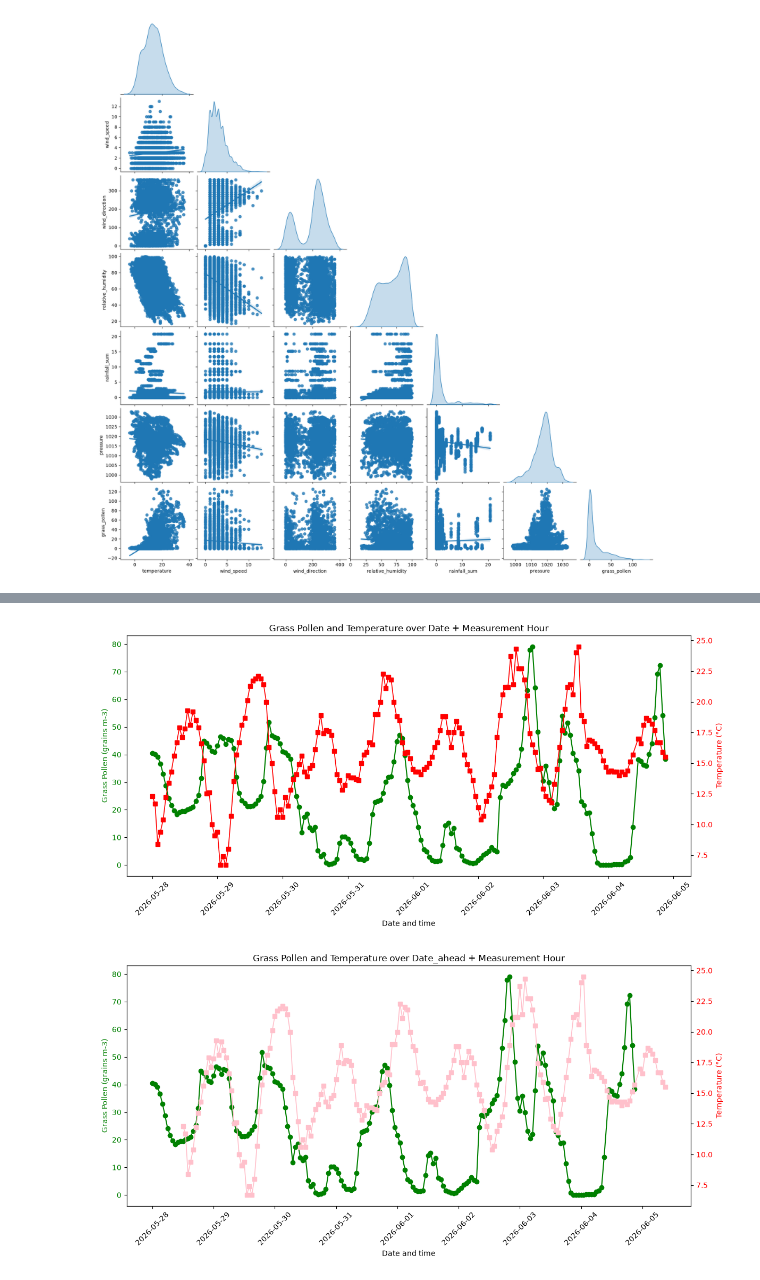
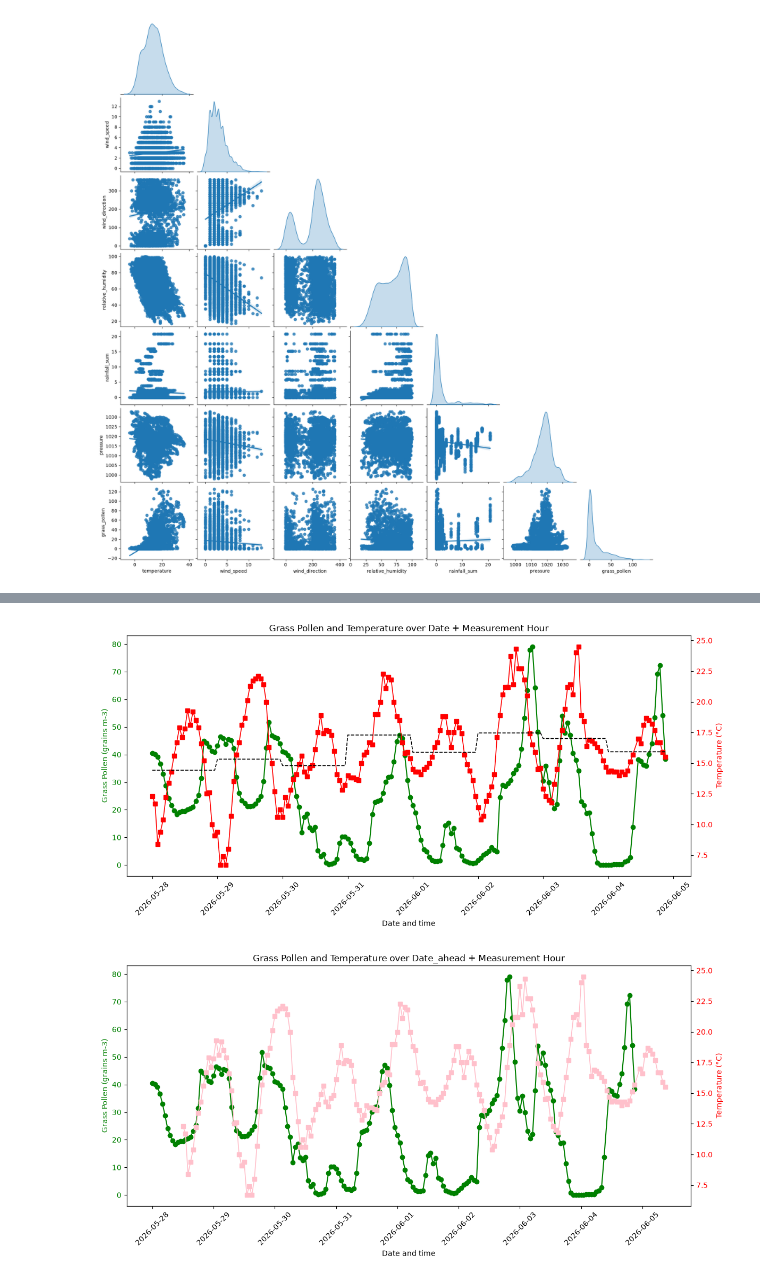
Before and after one commit to esmartty/Aqi_forecast, a Jupyter notebook: polen_analysis.ipynb, the cells around one changed output, grey strips where cells are left out. Saved outputs shown, nothing was run; the diff lists cells and outputs as text; code cells hidden in the pictures.

Commit message:
added avg_day_temperature to plots

```diff
--- a/polen_analysis.ipynb
+++ b/polen_analysis.ipynb
@@ -462,5 +445,5 @@ sns.heatmap(corr_coef[['grass_pollen']].sort_values(by=['grass_pollen'], ascendi
 # %%
-df_merged_from_date_range_1 = df_merged[(df_merged['date'] >= '2026-05-28') & (df_merged['date'] < '2026-06-05')].copy()
+df_merged_from_date_range_1 = df_merged_mean_temperature_by_date[(df_merged_mean_temperature_by_date['date'] >= '2026-05-28') & (df_merged_mean_temperature_by_date['date'] < '2026-06-05')].copy()
 plot_df_1 = df_merged_from_date_range_1.sort_values(['date', 'measurement_hour'])
 plot_df_1.head(60)
 # %% [output]
@@ -484,29 +467,32 @@ plot_df_1.head(60)
 # %%
 data_1 = plot_df_1['grass_pollen']
 data_2 = plot_df_1['temperature']
+data_3 = plot_df_1['avg_day_temperature']
+
 x = pd.to_datetime(
     plot_df_1['date'].astype(str)
     + ' '
     + plot_df_1['measurement_hour'].astype(str)
 )
 
 fig, ax1 = plt.subplots(figsize=(12, 6))
 ax1.set_xlabel('Date and time')
 ax1.set_ylabel('Grass Pollen (grains m-3)', color='green')
 ax1.plot(x, data_1, color='green', marker='o', linewidth=1.5)
 ax1.tick_params(axis='y', labelcolor='green')
 ax1.tick_params(axis='x', rotation=45)
 
 ax2 = ax1.twinx()
 ax2.set_ylabel('Temperature (°C)', color='red')
 ax2.plot(x, data_2, color='red', marker='s', linewidth=1.2)
+ax2.plot(x, data_3, color='black', linewidth=1.2, linestyle='--', label='Avg Day Temperature')
 ax2.tick_params(axis='y', labelcolor='red')
 
 plt.title('Grass Pollen and Temperature over Date + Measurement Hour')
 plt.tight_layout()
 plt.show()
 # %% [output]
-[figure, old version]
+[figure, new version]
 # %%
 data_1 = plot_df_1['grass_pollen']
 data_2 = plot_df_1['temperature']
```
Also changed, not shown: parts of 14 cells of this notebook.
